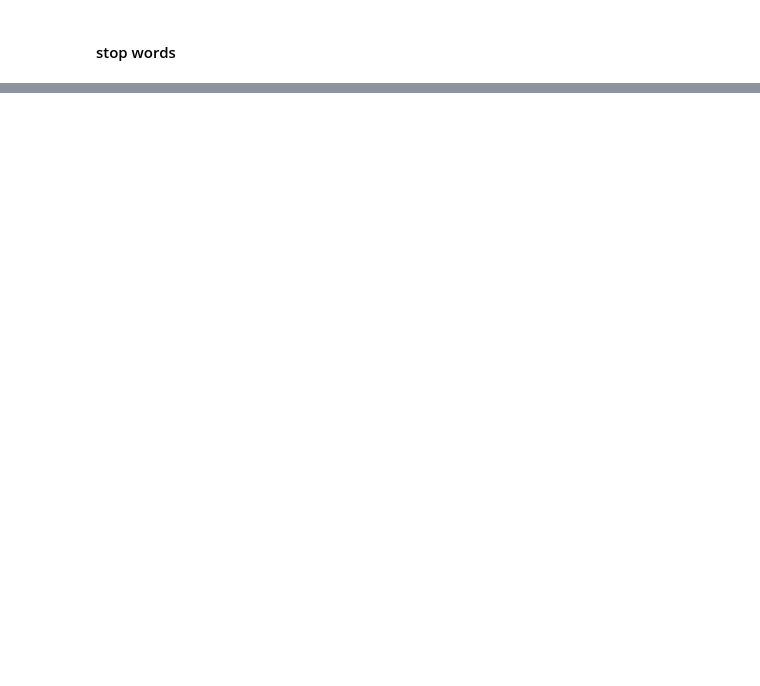
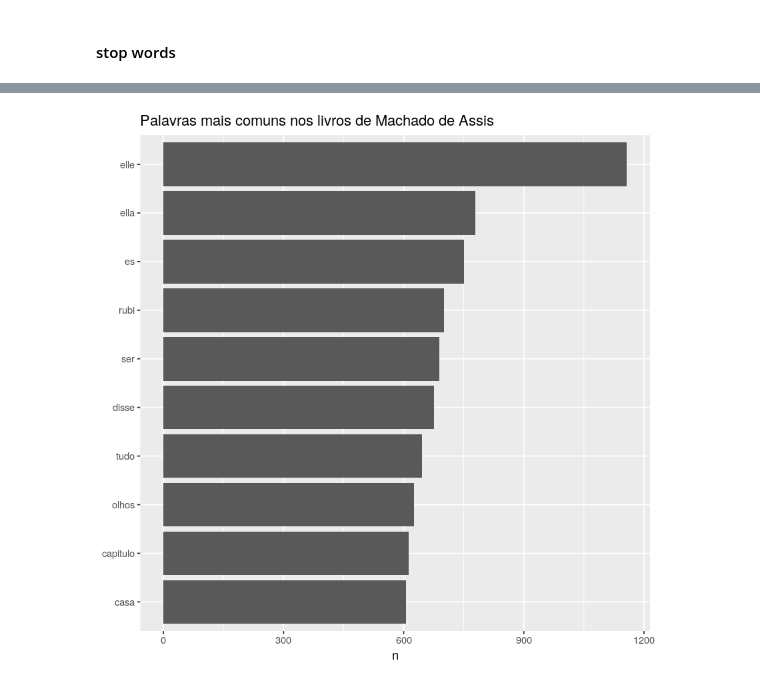
Before and after one commit to brendasalenave/text-mining-R, a Jupyter notebook: Machado-TidyText.ipynb, the cells around one changed output, grey strips where cells are left out. Saved outputs shown, nothing was run; the diff lists cells and outputs as text; code cells hidden in the pictures; blank space fills up the shorter version.

```diff
--- a/Machado-TidyText.ipynb
+++ b/Machado-TidyText.ipynb
@@ -70,12 +127,14 @@ bing_word_counts
 # %%
-tidy_dickens %>%
+tidy_machado %>%
   count(word, sort = TRUE) %>%
   filter(n > 600) %>%
   mutate(word = reorder(word, n)) %>%
   ggplot(aes(word, n)) +
   geom_col() +
   xlab(NULL) +
-  coord_flip() + ggtitle("The Most Common Words in Charles Dickens' Novels")
+  coord_flip() + ggtitle("Palavras mais comuns nos livros de Machado de Assis")
+# %% [output]
+[figure, added]
 # %%
 bing_word_counts <- tidy_machado %>%
   inner_join(get_sentiments("bing")) %>%
```
Also changed, not shown: parts of 24 cells of this notebook.
